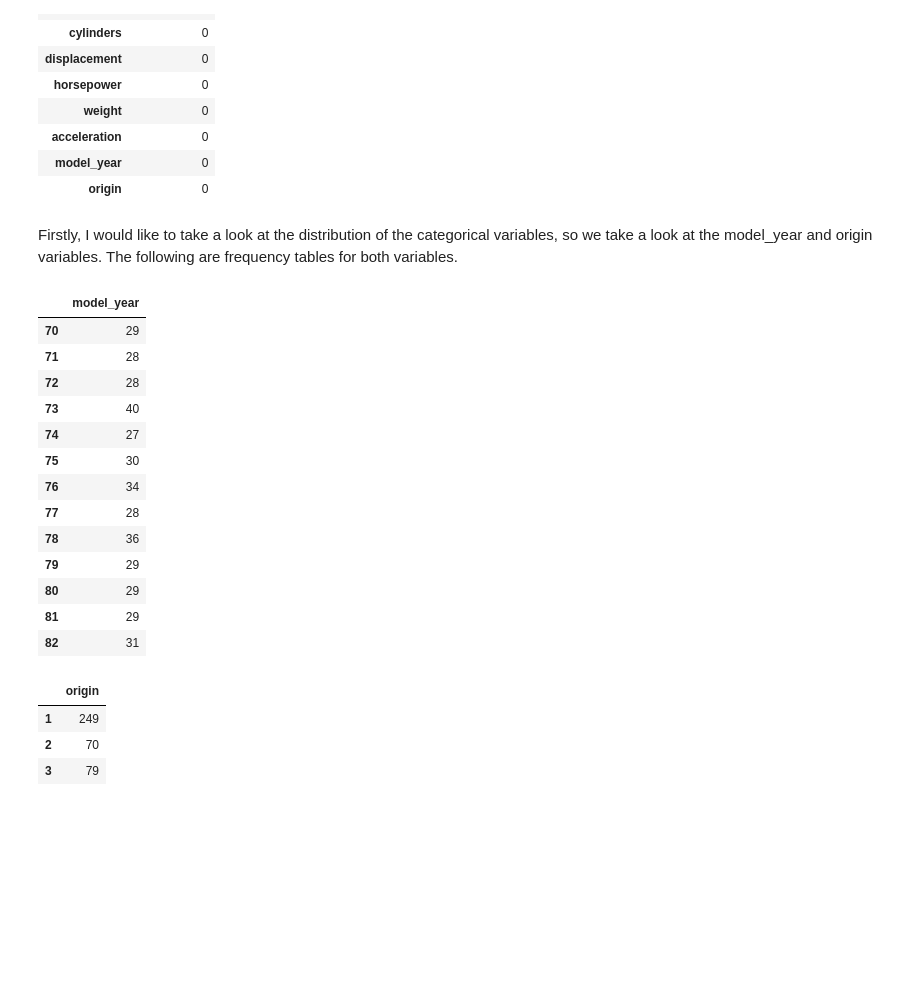
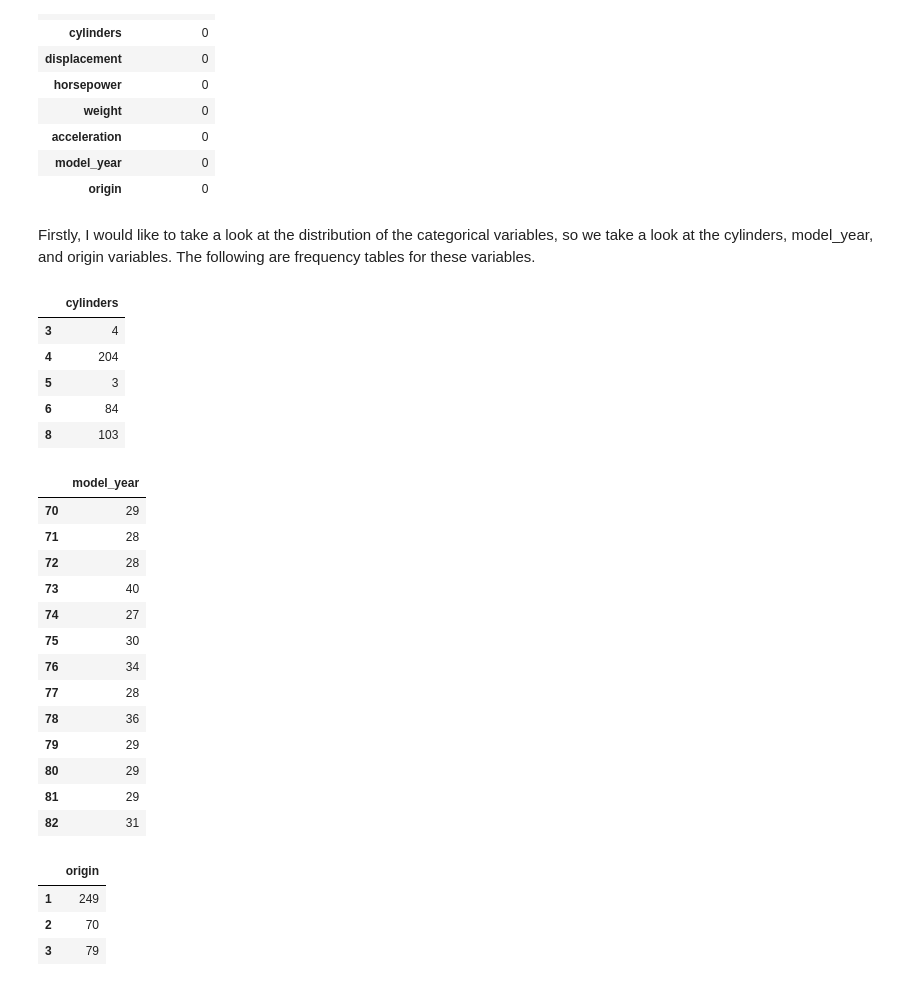
Before and after one commit to jul-ian/mtcars-practice, a Jupyter notebook: notebooks/1_cleaning_and_EDA.ipynb, the cells around one changed output. Saved outputs shown, nothing was run; the diff lists cells and outputs as text; code cells hidden in the pictures; blank space fills up the shorter version.

```diff
--- a/notebooks/1_cleaning_and_EDA.ipynb
+++ b/notebooks/1_cleaning_and_EDA.ipynb
@@ -50,27 +54,34 @@ display(missing.to_frame().rename(columns={0:'missingness'}))
 | model_year | 0 |
 | origin | 0 |
 # %% [markdown]
-Firstly, I would like to take a look at the distribution of the categorical variables, so we take a look at the model_year and origin variables. The following are frequency tables for both variables.
+Firstly, I would like to take a look at the distribution of the categorical variables, so we take a look at the cylinders, model_year, and origin variables. The following are frequency tables for these variables.
 # %%
-display(mtcars.model_year.value_counts().sort_index().to_frame())
-display(mtcars.origin.value_counts().sort_index().to_frame())
+display(mtcars['cylinders'].value_counts().sort_index().to_frame())
+display(mtcars['model_year'].value_counts().sort_index().to_frame())
+display(mtcars['origin'].value_counts().sort_index().to_frame())
 # %% [output]
-|  | model_year |
-| 70 | 29 |
-| 71 | 28 |
-| 72 | 28 |
-| 73 | 40 |
-| 74 | 27 |
-| 75 | 30 |
-| 76 | 34 |
-| 77 | 28 |
-| 78 | 36 |
-| 79 | 29 |
-| 80 | 29 |
-| 81 | 29 |
-| 82 | 31 |
+|  | cylinders |
+| 3 | 4 |
+| 4 | 204 |
+| 5 | 3 |
+| 6 | 84 |
+| 8 | 103 |
-|  | origin |
-| 1 | 249 |
-| 2 | 70 |
-| 3 | 79 |
+|  | model_year |
+| 70 | 29 |
+| 71 | 28 |
+| 72 | 28 |
+| 73 | 40 |
+| 74 | 27 |
+| 75 | 30 |
+| 76 | 34 |
+| 77 | 28 |
+| 78 | 36 |
+| 79 | 29 |
+| 80 | 29 |
+| 81 | 29 |
+| 82 | 31 |
+|  | origin |
+| 1 | 249 |
+| 2 | 70 |
+| 3 | 79 |
 # %% [markdown]
```
Also changed, not shown: parts of 5 cells of this notebook.
